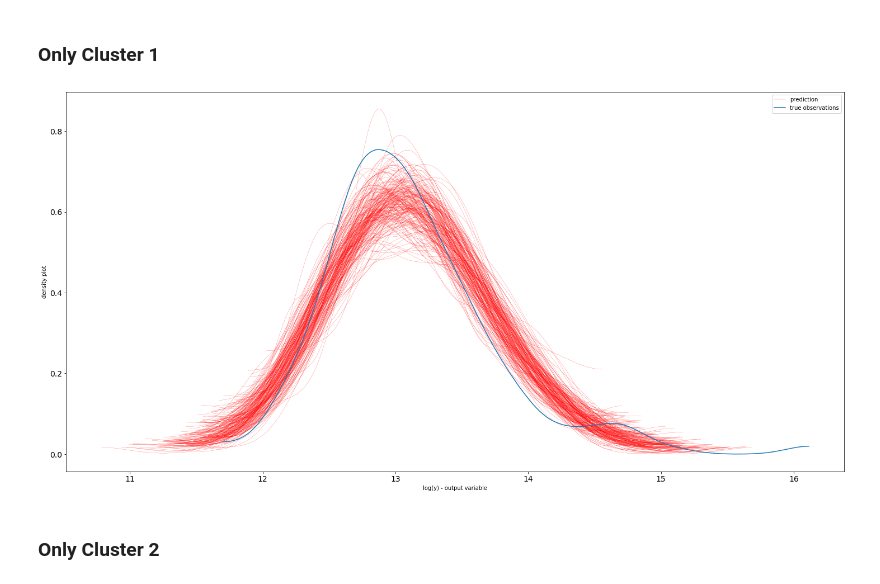
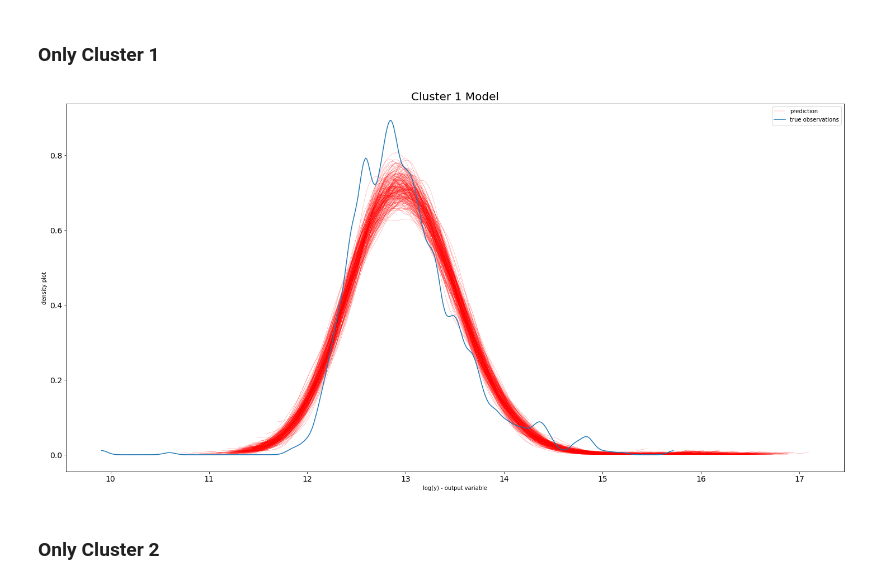
Before and after one commit to zhares999/ET5003_SEM1_2021-2, a Jupyter notebook: Week-3/ET5003_Etivity2_XiaomingZhang_20158327.ipynb, the cells around one changed output. Drawn from its saved outputs; the diff is of its cells as text; code cells hidden in the pictures.

```diff
--- a/Week-3/ET5003_Etivity2_XiaomingZhang_20158327.ipynb
+++ b/Week-3/ET5003_Etivity2_XiaomingZhang_20158327.ipynb
@@ -824,4 +859,4 @@ Finished [100%]: Average Loss = 240.47
 # %%
-posterior1 = generate_bayesian_lin_reg_model(X=Xn1, y=yn1)
+posterior1, _ = generate_bayesian_lin_reg_model(X=Xn1, y=yn1)
 # %% [output]
 [interactive output not drawn]
@@ -877,18 +946,9 @@ plt.ylabel("density plot");
 # %% [markdown]
 ### Only Cluster 1
-# %%
-#Simulation
-Ypred1 = yscaler1.inverse_transform(ppc(posterior1['alpha'],posterior1['beta'],posterior1['sigma_n'],Xn1,  nsamples=200))
-for i in range(Ypred1.shape[0]):
-    az.plot_dist( Ypred1[i,:],color='r',plot_kwargs={"linewidth": 0.2})
-az.plot_dist(Ypred1[i,:],color='r',plot_kwargs={"linewidth": 0.2}, label="prediction")
-#plt.plot(np.linspace(-8,8,100),norm.pdf(np.linspace(-8,8,100),df=np.mean(posterior_1['nu'])))
-#plt.xlim([0,10e7])
-az.plot_dist(ylog1,label='true observations');
-plt.legend()
-plt.xlabel("log(y) - output variable")
-plt.ylabel("density plot");
-# %% [output]
-[figure, removed]
+# %%
+Ypred1 = model_predict(posterior1, Xn1, 200, yscaler1)
+plot_model_pred_vs_observations(Ypred1, ylog1, "Cluster 1 Model")
+# %% [output]
+[figure, added]
 # %% [markdown]
 ### Only Cluster 2
```
Also changed, not shown: parts of 34 cells of this notebook.
